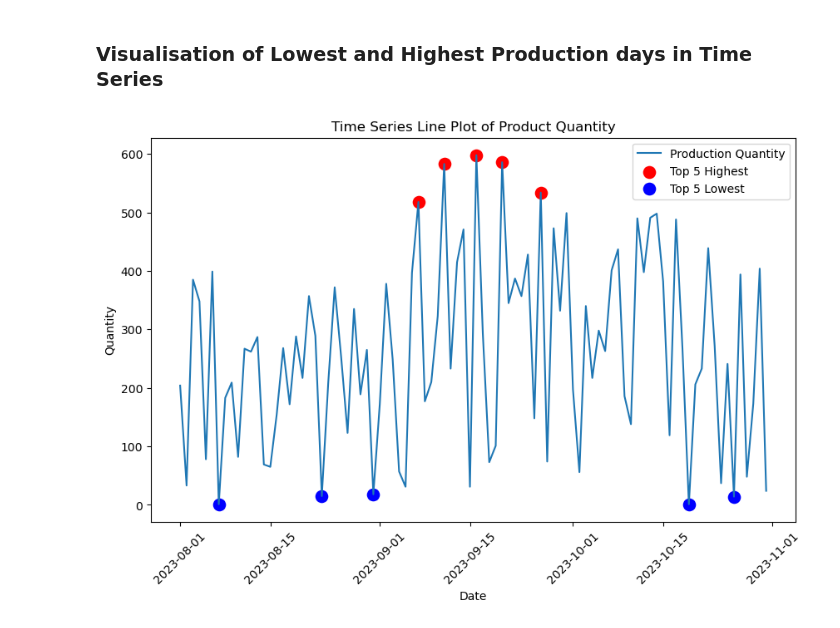
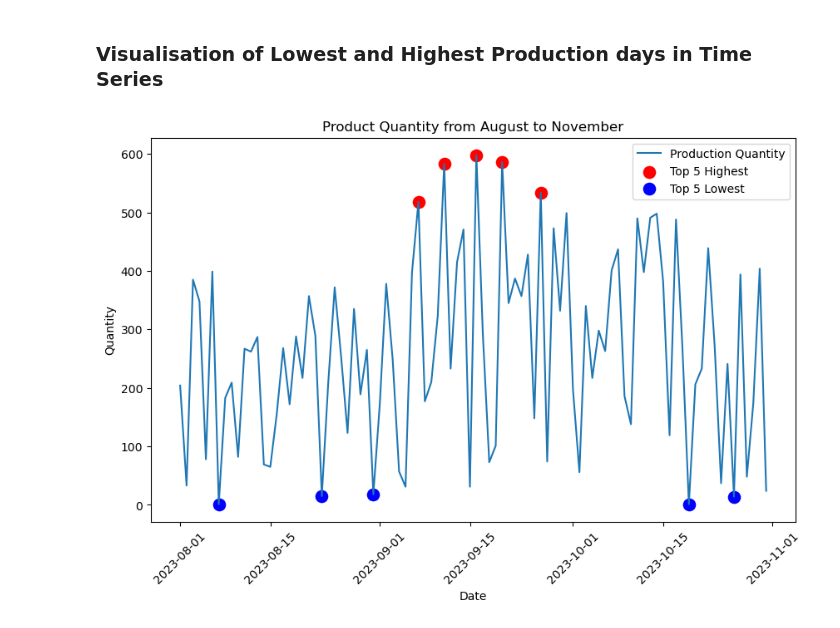
Before and after one commit to elenajusto/production-data-assessment, a Jupyter notebook: main.ipynb, the cells around one changed output. Cells and saved outputs as stored; diff of their text form; code cells hidden in the pictures.

```diff
--- a/main.ipynb
+++ b/main.ipynb
@@ -232,20 +232,21 @@ print(lowest_production)
 # %%
 # Resizing plot
 plt.figure(figsize=(10, 6))
 
-# Defining the line plot
+# Defining the line plot - Same as our time series plot from earlier
 sns.lineplot(data=df_combined, x='Date', y='Quantity', label='Production Quantity')
 
+# Overlays two scatter plots that has our highest and lowest data from earlier onto our time series plot from earlier
 # Adding scatter plots to highlight the highest and lowest production days
 sns.scatterplot(data=highest_production, x='Date', y='Quantity', color='red', label='Top 5 Highest', s=150)
 sns.scatterplot(data=lowest_production, x='Date', y='Quantity', color='blue', label='Top 5 Lowest', s=150)
 
 # Plot characteristics
-plt.title('Time Series Line Plot of Product Quantity')
+plt.title('Product Quantity from August to November')
 plt.xticks(rotation=45)
 plt.legend()
 
 # Display plot
 plt.show()
 # %% [output]
-[figure, old version]
+[figure, new version]
```
